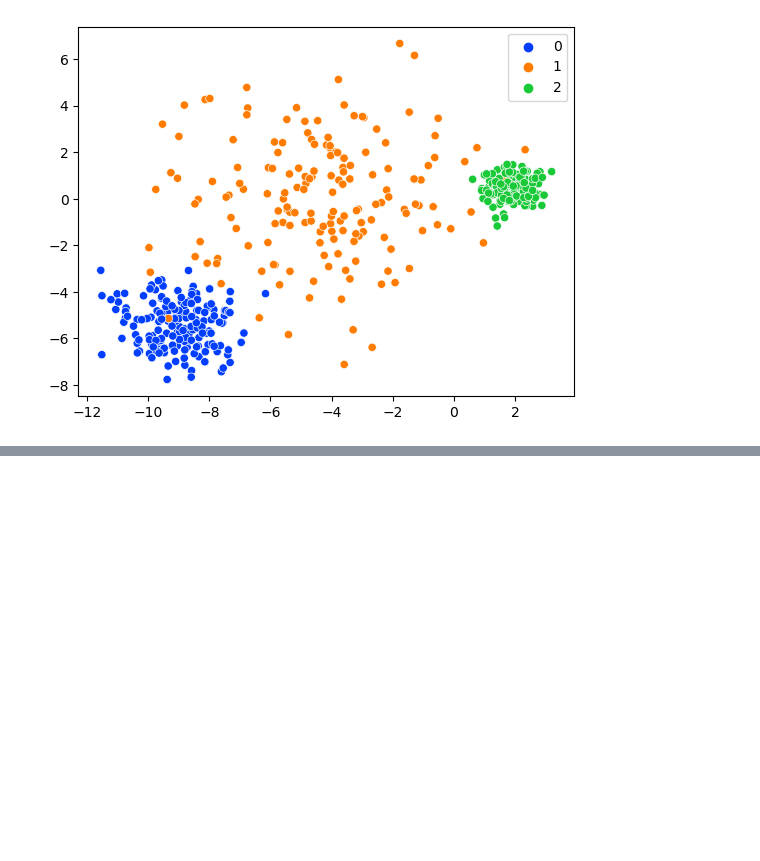
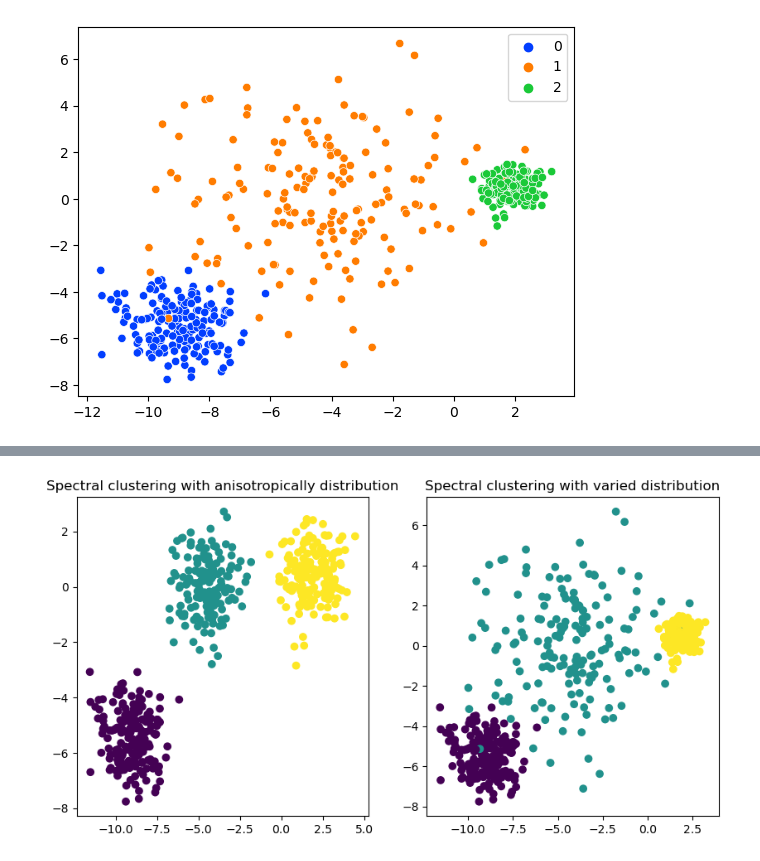
Before and after one commit to jmontoyavallejo/Clustering-project, a Jupyter notebook: sumary.ipynb, the cells around one changed output, grey strips where cells are left out. Cells and saved outputs as stored; diff of their text form; code cells hidden in the pictures; blank space fills up the shorter version.

```diff
--- a/sumary.ipynb
+++ b/sumary.ipynb
@@ -313,0 +363,20 @@ ModuleNotFoundError: No module named 'sklearn_extra'
+# %%
+import numpy as np
+import matplotlib.pyplot as plt
+from sklearn import datasets
+from sklearn.cluster import SpectralClustering
+
+spectral_clustering = SpectralClustering(n_clusters=3, affinity='nearest_neighbors', assign_labels='kmeans')
+
+
+y_pred_varied = spectral_clustering.fit_predict(varied[0])
+y_pred_Anisotropically_distributed = spectral_clustering.fit_predict(X)
+
+fig, (ax1, ax2) = plt.subplots(1, 2, figsize=(10, 5))
+ax1.scatter(X[:, 0], X[:, 1], c=y_pred_Anisotropically_distributed)
+ax1.set_title('Spectral clustering with anisotropically distribution', loc='center', wrap=True)
+ax2.scatter(varied[0][:,0], varied[0][:,1], c=y_pred_Anisotropically_distributed)
+ax2.set_title('Spectral clustering with varied distribution', loc='center', wrap=True)
+plt.show()
+# %% [output]
+[figure, added]
```
Also changed, not shown: parts of 8 cells of this notebook, 3 other files.
